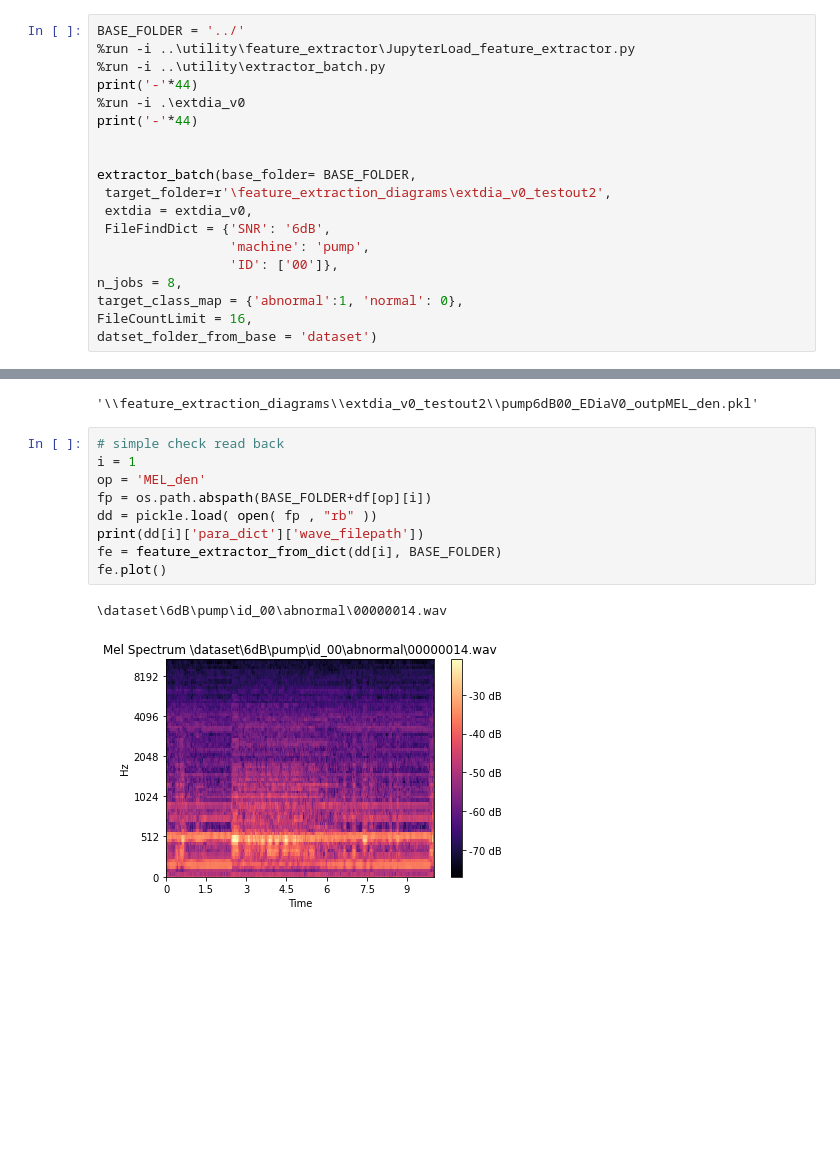
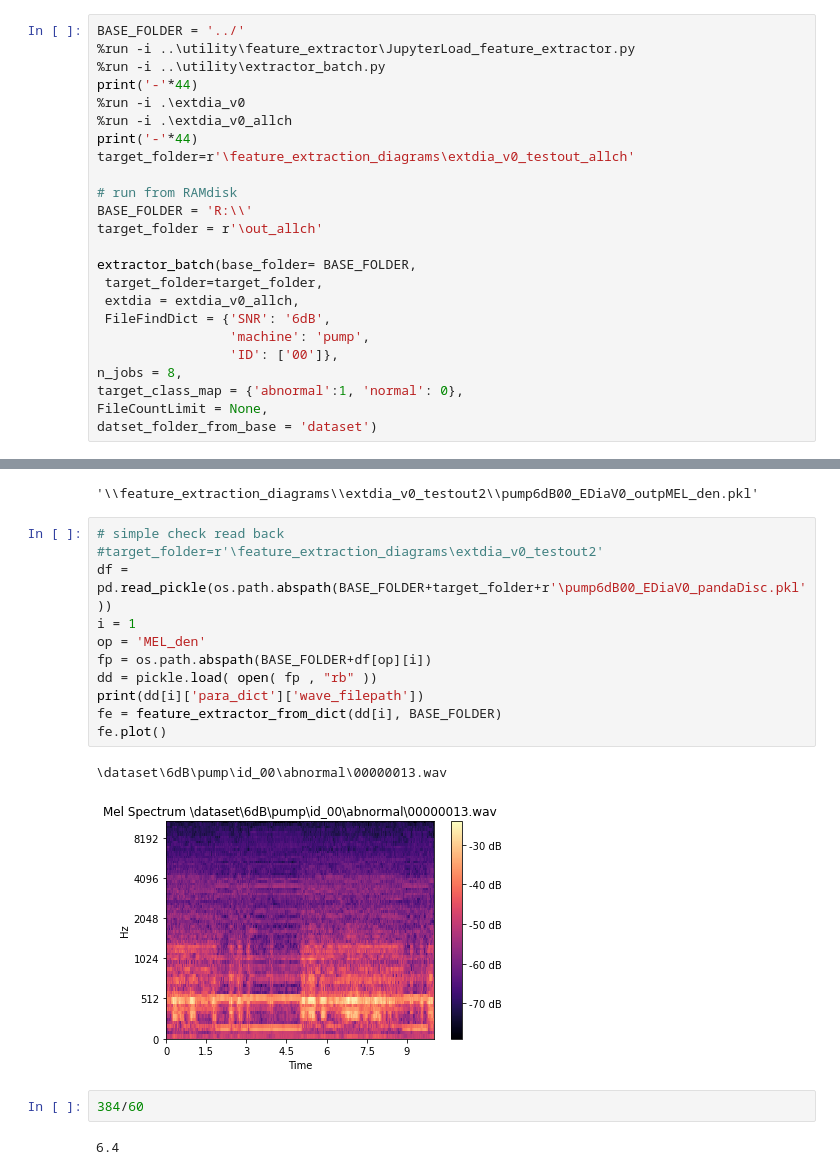
Before and after one commit to BA-HanseML/NF_Prj_MIMII_Dataset, a Jupyter notebook: feature_extraction_diagrams/extdia_v0_batch_runs.ipynb, the cells around one changed output, grey strips where cells are left out. Drawn from its saved outputs; the diff is of its cells as text; blank space fills up the shorter version.

```diff
--- a/feature_extraction_diagrams/extdia_v0_batch_runs.ipynb
+++ b/feature_extraction_diagrams/extdia_v0_batch_runs.ipynb
@@ -4,18 +4,23 @@ BASE_FOLDER = '../'
 %run -i ..\utility\extractor_batch.py
 print('-'*44)
 %run -i .\extdia_v0
+%run -i .\extdia_v0_allch
 print('-'*44)
+target_folder=r'\feature_extraction_diagrams\extdia_v0_testout_allch'
 
+# run from RAMdisk
+BASE_FOLDER = 'R:\\'
+target_folder = r'\out_allch'
 
 extractor_batch(base_folder= BASE_FOLDER,
- target_folder=r'\feature_extraction_diagrams\extdia_v0_testout2',
- extdia = extdia_v0,
+ target_folder=target_folder,
+ extdia = extdia_v0_allch,
  FileFindDict = {'SNR': '6dB',
                  'machine': 'pump',
                  'ID': ['00']},
 n_jobs = 8,
 target_class_map = {'abnormal':1, 'normal': 0},
-FileCountLimit = 16,
+FileCountLimit = None,
 datset_folder_from_base = 'dataset')
 # %% [output]
 load feature_extractor_mother
@@ -46,13 +49,19 @@ df['MEL_den'][16]
 '\\feature_extraction_diagrams\\extdia_v0_testout2\\pump6dB00_EDiaV0_outpMEL_den.pkl'
 # %%
 # simple check read back
+#target_folder=r'\feature_extraction_diagrams\extdia_v0_testout2'
+df = pd.read_pickle(os.path.abspath(BASE_FOLDER+target_folder+r'\pump6dB00_EDiaV0_pandaDisc.pkl'))
 i = 1
 op = 'MEL_den'
 fp = os.path.abspath(BASE_FOLDER+df[op][i])
 dd = pickle.load( open( fp , "rb" ))
 print(dd[i]['para_dict']['wave_filepath'])
 fe = feature_extractor_from_dict(dd[i], BASE_FOLDER)
 fe.plot()
 # %% [output]
-\dataset\6dB\pump\id_00\abnormal\00000014.wav
+\dataset\6dB\pump\id_00\abnormal\00000013.wav
-[figure, old version]
+[figure, new version]
+# %%
+384/60
+# %% [output]
+6.4
```
Also changed, not shown: parts of 1 cell of this notebook, 2 other files.
